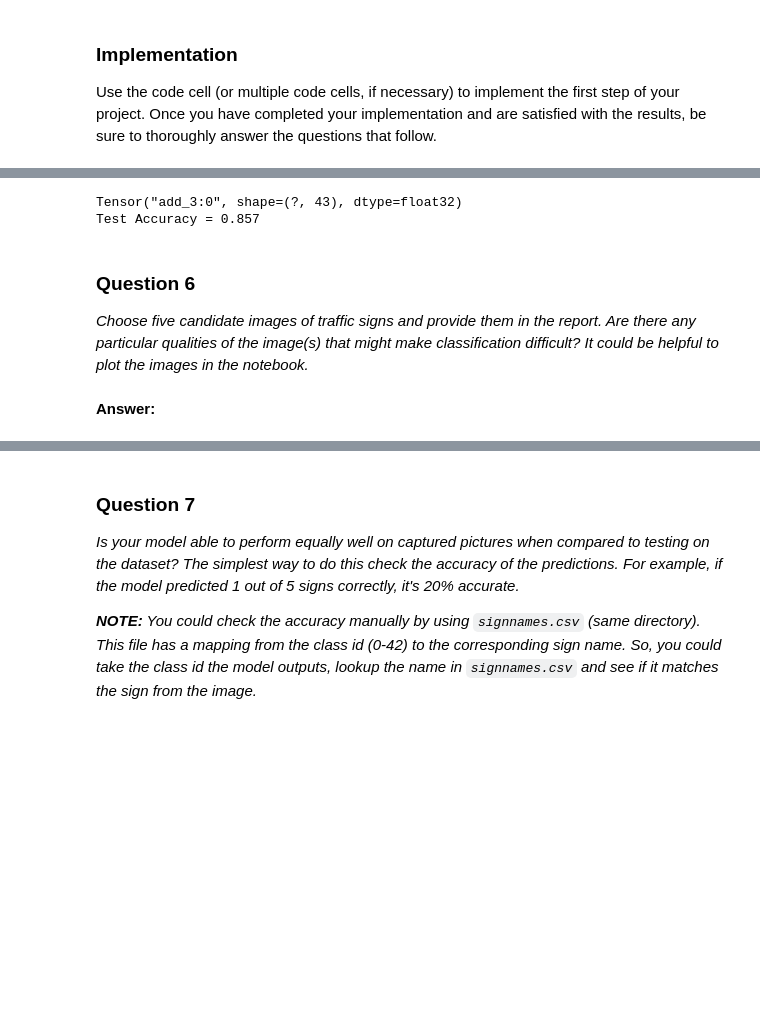
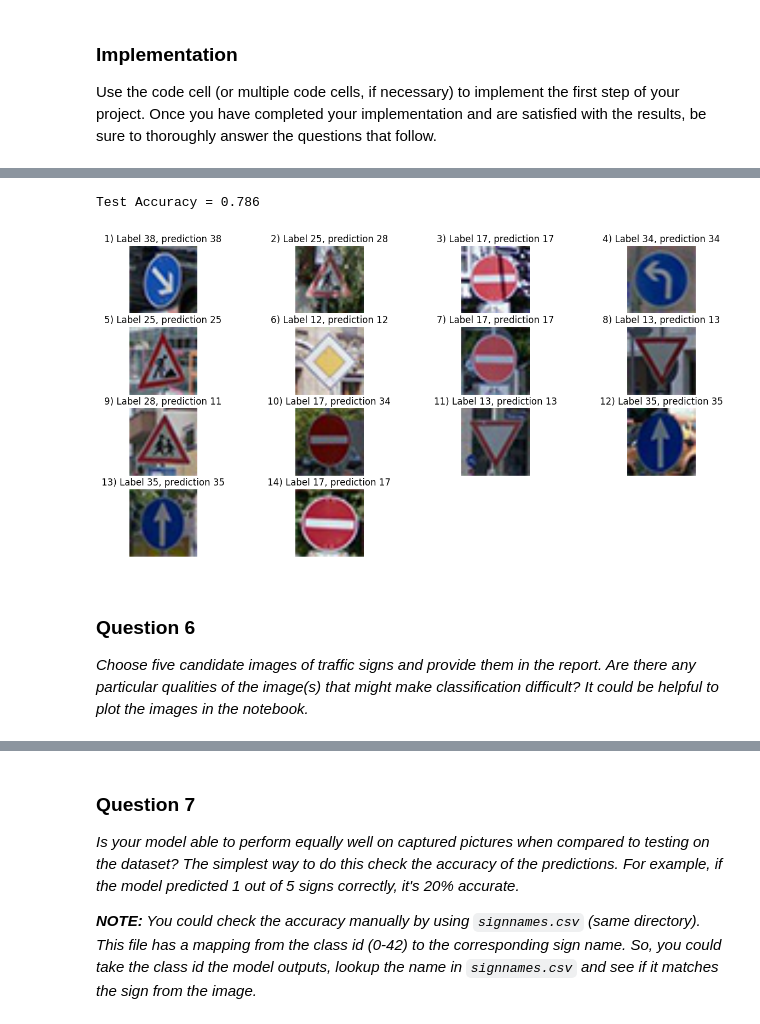
Before and after one commit to SlimTim10/CarND-Traffic-Sign-Classifier-Project, a Jupyter notebook: Traffic_Sign_Classifier.ipynb, the cells around one changed output, grey strips where cells are left out. Drawn from its saved outputs; the diff is of its cells as text; code cells hidden in the pictures; blank space fills up the shorter version.

```diff
--- a/Traffic_Sign_Classifier.ipynb
+++ b/Traffic_Sign_Classifier.ipynb
@@ -578,33 +565,48 @@ Test Accuracy = 0.000
-# %%
-correct_prediction = tf.equal(tf.argmax(logits, 1), tf.argmax(one_hot_y, 1))
-accuracy_operation = tf.reduce_mean(tf.cast(correct_prediction, tf.float32))
-
-def evaluate(X_data, y_data):
-    num_examples = len(X_data)
-    total_accuracy = 0
-    sess = tf.get_default_session()
-    for offset in range(0, num_examples, BATCH_SIZE):
-        batch_x, batch_y = X_data[offset:offset+BATCH_SIZE], y_data[offset:offset+BATCH_SIZE]
-        # Print prediction
-        #TODO
-        accuracy = sess.run(accuracy_operation, feed_dict={x: batch_x, y: batch_y})
-        total_accuracy += (accuracy * len(batch_x))
-    return total_accuracy / num_examples
-
-# Use trained network on new images
-X_test = images
-y_test = np.array(labels)
-with tf.Session() as sess:
-    saver.restore(sess, tf.train.latest_checkpoint('.'))
-
-    test_accuracy = evaluate(X_test, y_test)
-    print("Test Accuracy = {:.3f}".format(test_accuracy))
-# %% [output]
-Tensor("add_3:0", shape=(?, 43), dtype=float32)
-Test Accuracy = 0.857
+# %%
+prediction = tf.argmax(logits, 1)
+top_five = tf.nn.top_k(logits, k=5)
+correct_prediction = tf.equal(prediction, tf.argmax(one_hot_y, 1))
+accuracy_operation = tf.reduce_mean(tf.cast(correct_prediction, tf.float32))
+
+def evaluate(X_data, y_data):
+    num_examples = len(X_data)
+    total_accuracy = 0
+    sess = tf.get_default_session()
+    accuracy = sess.run(accuracy_operation, feed_dict={x: X_data, y: y_data})
+    total_accuracy += (accuracy * len(X_data))
+    return total_accuracy / num_examples
+
+def predict(X_data, y_data):
+    predictions = []
+    sess = tf.get_default_session()
+    predictions = (sess.run(prediction, feed_dict={x: X_data, y: y_data}))
+    #print(sess.run(top_five, feed_dict={x: batch_x, y: batch_y}))
+    return predictions
+# %%
+# Use trained network on new images
+X_test = images
+y_test = np.array(labels)
+with tf.Session() as sess:
+    saver.restore(sess, tf.train.latest_checkpoint('.'))
+
+    test_accuracy = evaluate(X_test, y_test)
+    predictions = predict(X_test, y_test)
+    print("Test Accuracy = {:.3f}".format(test_accuracy))
+
+    # Plot images with correct labels and predictions
+    plt.figure(1, figsize=(15, 15))
+    subplot_num = 1
+    for image, label, pred in zip(images, labels, predictions):
+        plt.subplot(8, 4, subplot_num)
+        plt.axis('off')
+        plt.title("{2}) Label {0}, prediction {1}".format(label, pred, subplot_num))
+        subplot_num += 1
+        plt.imshow(image)
+    plt.show()
+# %% [output]
+Test Accuracy = 0.786
+[figure, added]
 # %% [markdown]
 ### Question 6
 
 _Choose five candidate images of traffic signs and provide them in the report. Are there any particular qualities of the image(s) that might make classification difficult? It could be helpful to plot the images in the notebook._
-# %% [markdown]
-**Answer:**
```
Also changed, not shown: parts of 10 cells of this notebook.
